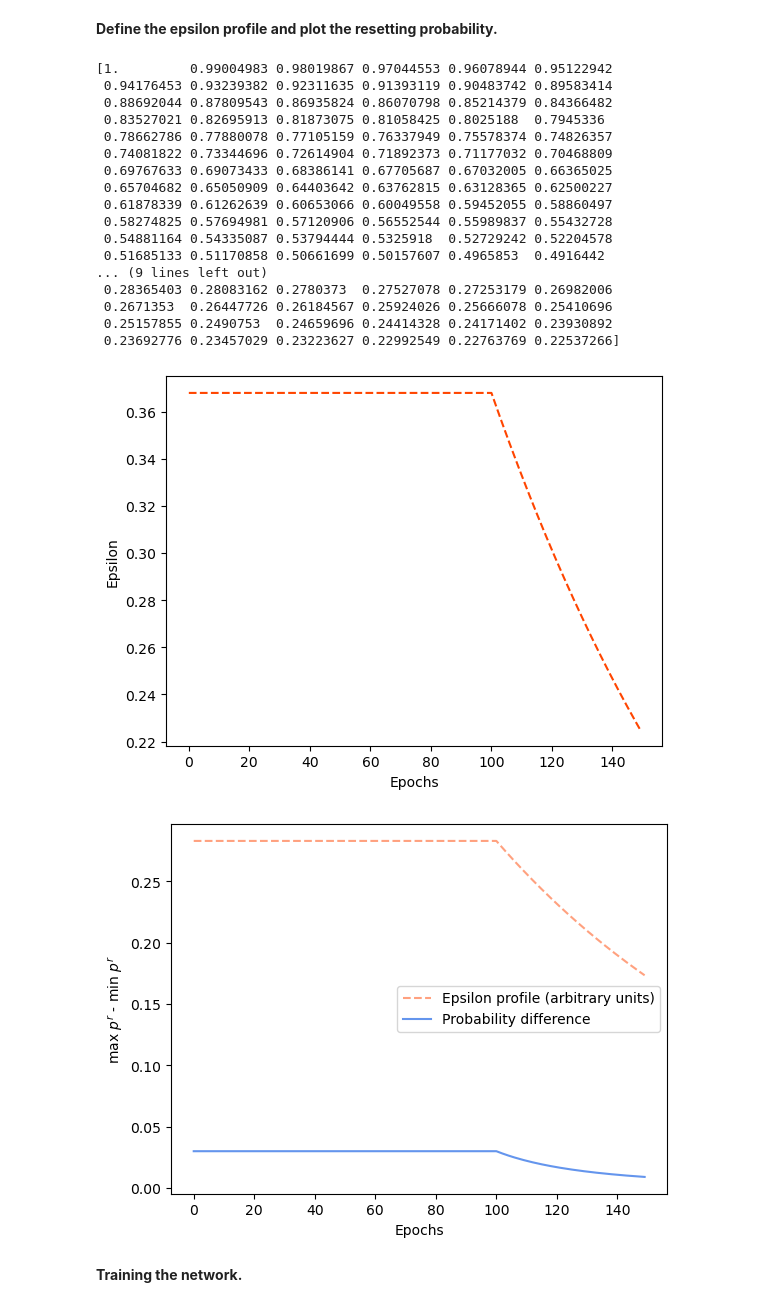
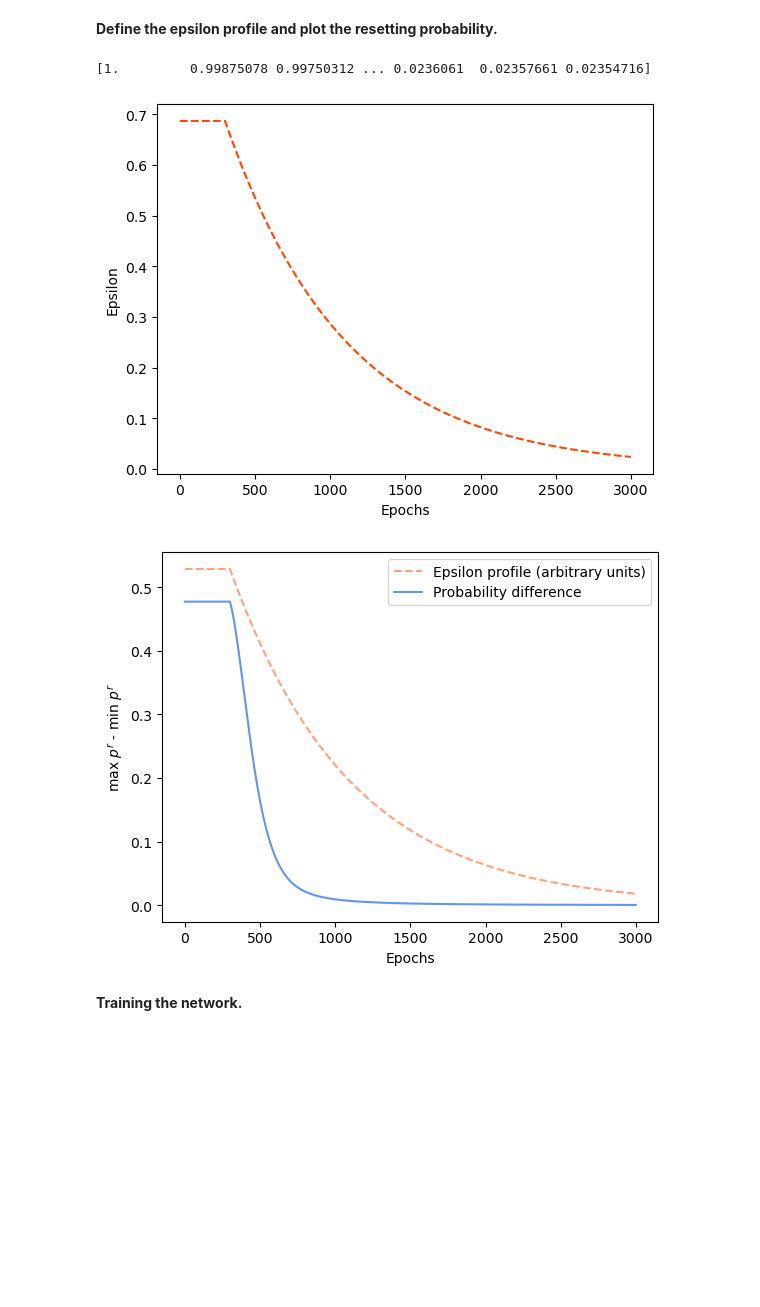
Before and after one commit to jayantiii/Q-learning-maze-251b, a Jupyter notebook: deep_qlearning.ipynb, the cells around one changed output. Drawn from its saved outputs; the diff is of its cells as text; code cells hidden in the pictures; blank space fills up the shorter version.

Commit message:
added graphs and a few minor changes

```diff
--- a/deep_qlearning.ipynb
+++ b/deep_qlearning.ipynb
@@ -198,55 +198,39 @@ conv_nn(
 # %% [markdown]
 **Define the epsilon profile and plot the resetting probability.**
 # %%
-num_epochs = 150
+num_epochs = 3000
 
-cutoff = 100
+cutoff = 800
 epsilon = np.exp(-np.arange(num_epochs)/(cutoff))
 print(epsilon)
 epsilon[epsilon > epsilon[100*int(num_epochs/cutoff)]] = epsilon[100*int(num_epochs/cutoff)]
 plt.plot(epsilon, color = 'orangered', ls = '--')
 plt.xlabel('Epochs')
 plt.ylabel('Epsilon')
 plt.savefig('epsilon_profile.pdf', dpi = 300, bbox_inches = 'tight')
 plt.show()
 
 mp = []
 mpm = []
 reg = 200
 for e in epsilon:
     a = agent.env.reset_policy(e)
     mp.append(np.min(a))
     mpm.append(np.max(a))
 
 plt.plot(epsilon/1.3, color = 'orangered', ls = '--', alpha = 0.5,
          label= 'Epsilon profile (arbitrary units)')
 
 plt.plot(np.array(mpm)-np.array(mp), label = 'Probability difference', color = 'cornflowerblue')
 plt.xlabel('Epochs')
 plt.ylabel(r'max $p^r$ - min $p^r$')
 plt.legend()
 plt.savefig('reset_policy.pdf', dpi = 300, bbox_inches = 'tight')
 plt.show()
 # %% [output]
-[1.         0.99004983 0.98019867 0.97044553 0.96078944 0.95122942
- 0.94176453 0.93239382 0.92311635 0.91393119 0.90483742 0.89583414
- 0.88692044 0.87809543 0.86935824 0.86070798 0.85214379 0.84366482
- 0.83527021 0.82695913 0.81873075 0.81058425 0.8025188  0.7945336
- 0.78662786 0.77880078 0.77105159 0.76337949 0.75578374 0.74826357
- 0.74081822 0.73344696 0.72614904 0.71892373 0.71177032 0.70468809
- 0.69767633 0.69073433 0.68386141 0.67705687 0.67032005 0.66365025
- 0.65704682 0.65050909 0.64403642 0.63762815 0.63128365 0.62500227
- 0.61878339 0.61262639 0.60653066 0.60049558 0.59452055 0.58860497
- 0.58274825 0.57694981 0.57120906 0.56552544 0.55989837 0.55432728
- 0.54881164 0.54335087 0.53794444 0.5325918  0.52729242 0.52204578
- 0.51685133 0.51170858 0.50661699 0.50157607 0.4965853  0.4916442
-... (9 lines left out)
- 0.28365403 0.28083162 0.2780373  0.27527078 0.27253179 0.26982006
- 0.2671353  0.26447726 0.26184567 0.25924026 0.25666078 0.25410696
- 0.25157855 0.2490753  0.24659696 0.24414328 0.24171402 0.23930892
- 0.23692776 0.23457029 0.23223627 0.22992549 0.22763769 0.22537266]
+[1.         0.99875078 0.99750312 ... 0.0236061  0.02357661 0.02354716]
-[figure, old version]
+[figure, new version]
-[figure, old version]
+[figure, new version]
 # %% [markdown]
 **Training the network.**
 # %%
```
Also changed, not shown: parts of 10 cells of this notebook.
